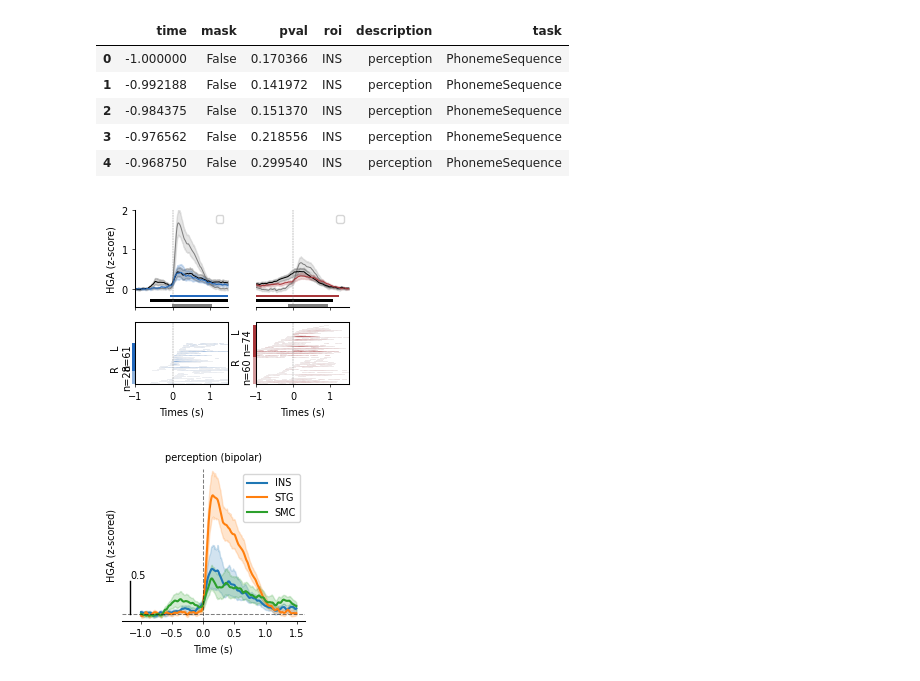
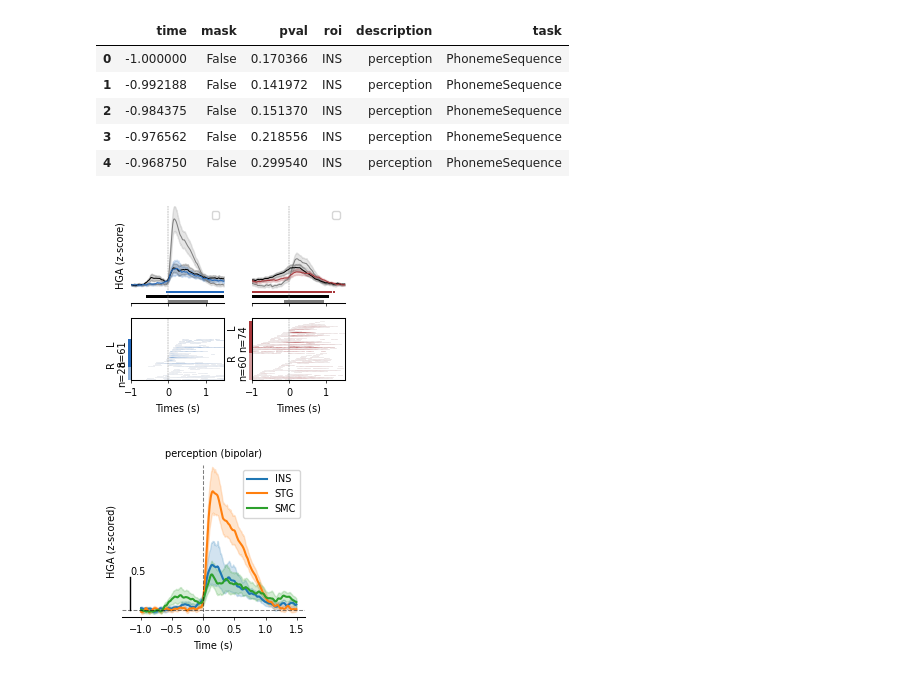
Before and after one commit to shinanlin/insula, a Jupyter notebook: viz/HGAs.ipynb, the cells around one changed output. Cells and saved outputs as stored; diff of their text form; code cells hidden in the pictures.

```diff
--- a/viz/HGAs.ipynb
+++ b/viz/HGAs.ipynb
@@ -19,6 +19,7 @@ from matplotlib_venn import venn2,venn2_circles
 from tqdm import tqdm
 # %%
 cm = 1/2.54
+plt.rcParams['svg.fonttype'] = 'none'
 
 fontdict = dict(fontsize=7)
 fontsize = 7
@@ -261,36 +262,39 @@ for ax in ax1:
     # remove the top, right spines
     ax.spines['top'].set_visible(False)
     ax.spines['right'].set_visible(False)
+    ax.spines['left'].set_visible(False)
     ax.tick_params(labelsize=fontsize, width=0.5, length=2, which='both')
     plt.setp(ax.spines.values(), linewidth=0.75)
 
     ax.axvline(x=0, color='gray', linestyle='--', linewidth=0.35)
     # ax.axhline(y=0, color='gray', linestyle='--', linewidth=0.35)
 
     ax.set_ylim(-0.45, 2)
     ax.set_xlim(-1, 1.5)
     ax.set_xticklabels([])
+    ax.set_yticklabels([])
+    ax.set_yticks([])
     ax.set_ylabel('HGA (z-score)', fontsize=fontsize)
     ax.set_xlabel('', fontsize=fontsize)
 
     ax.legend(fontsize=fontsize)
 
 ax1[1].set_ylabel('')
 
 for ax in ax2:
     # remove the top, right spines
     ax.tick_params(labelsize=fontsize, width=0.5, length=2, which='both')
     plt.setp(ax.spines.values(), linewidth=0.75)
 
     ax.set_xlim(-1, 1.5)
     ax.set_yticks([])
 
     ax.axvline(x=0, color='gray', linestyle='--', linewidth=0.35)
     ax.set_xlabel('Times (s)', fontsize=fontsize)
 
 fig.savefig(f'../img/fig1/fig1_HGA_{task}_{ref}.svg', dpi=300, bbox_inches='tight')
 # %% [output]
-[figure, old version]
+[figure, new version]
 # %%
 fig, ax = plt.subplots(figsize=(6*cm, 5*cm))
 
```
Also changed, not shown: parts of 1 cell of this notebook, 4 other files.
